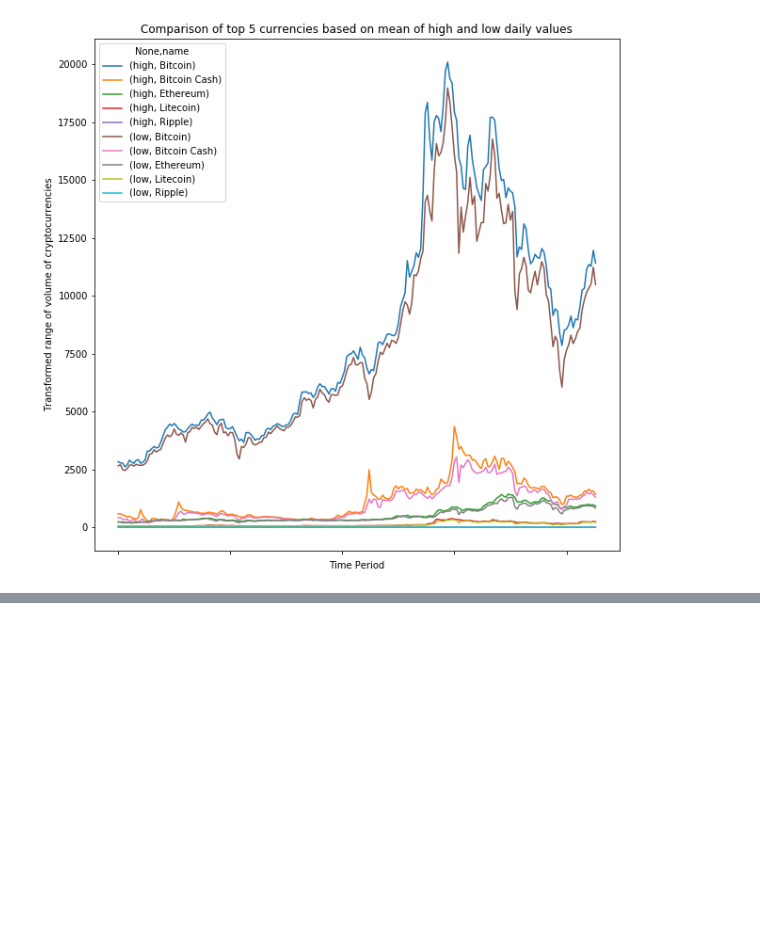
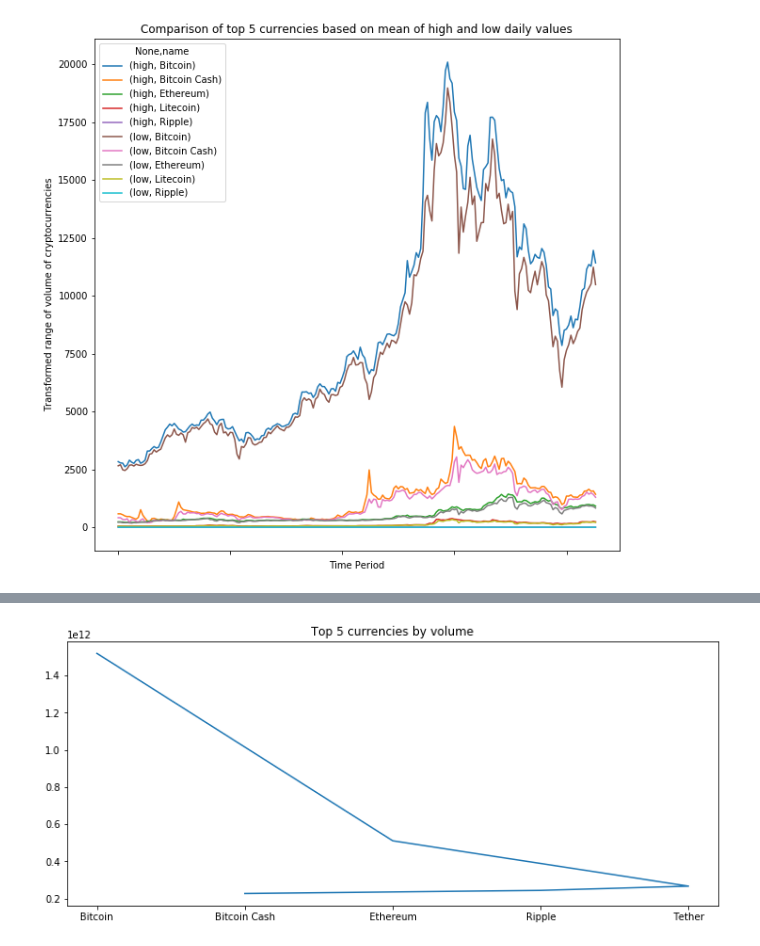
Before and after one commit to sabbirahmad/cryptocurrency-analysis, a Jupyter notebook: LineGraphAnalysis.ipynb, the cells around one changed output, grey strips where cells are left out. Cells and saved outputs as stored; diff of their text form; code cells hidden in the pictures; blank space fills up the shorter version.

```diff
--- a/LineGraphAnalysis.ipynb
+++ b/LineGraphAnalysis.ipynb
@@ -265,0 +303,3 @@ plt.show()
+# %%
+# df['DOB1'] = df['DOB'].dt.strftime('%m/%d/%Y')
+dataset['year'] = pd.to_datetime(dataset['date']).dt.strftime('%Y')
@@ -265,0 +327,2 @@ plt.show()
+# %%
+dataset_indexed = dataset.set_index(['name', 'year']).sort_index()
@@ -265,0 +351,10 @@ plt.show()
+# %%
+def topKCurrenciesByAttribute(k,attribute):
+    data = dataset_indexed.groupby(['name']).sum().sort_values(attribute, ascending=False)[attribute].head(k)
+    return data
+# %%
+def topKCurrenciesByAttributeGraph(data,title):
+    plt.figure(figsize=(12,5))
+    plt.title(title)
+    plt.plot(data.index,data.values)
+    plt.show()
@@ -265,0 +372,5 @@ plt.show()
+# %%
+top5currenciesByVolume = topKCurrenciesByAttribute(5,'volume')
+topKCurrenciesByAttributeGraph( top5currenciesByVolume, 'Top 5 currencies by volume')
+# %% [output]
+[figure, added]
```
Also changed, not shown: parts of 16 cells of this notebook.
